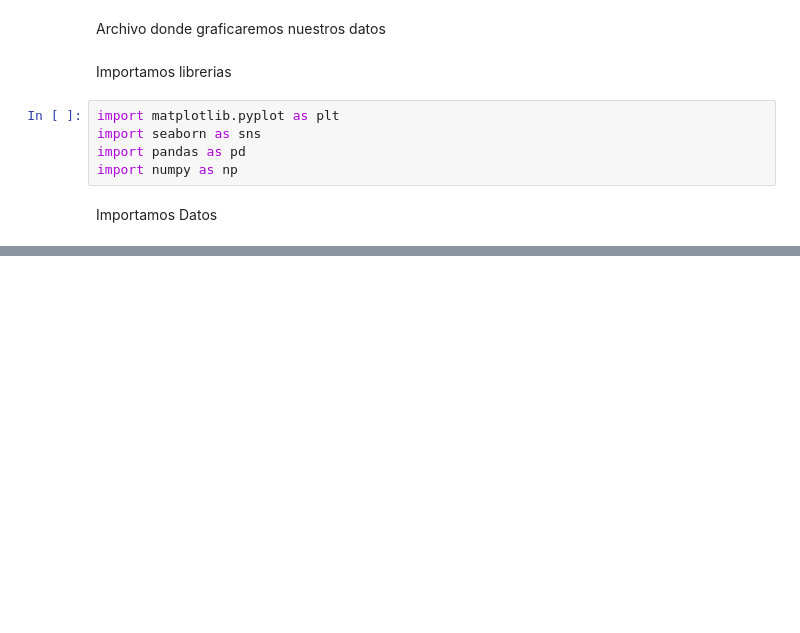
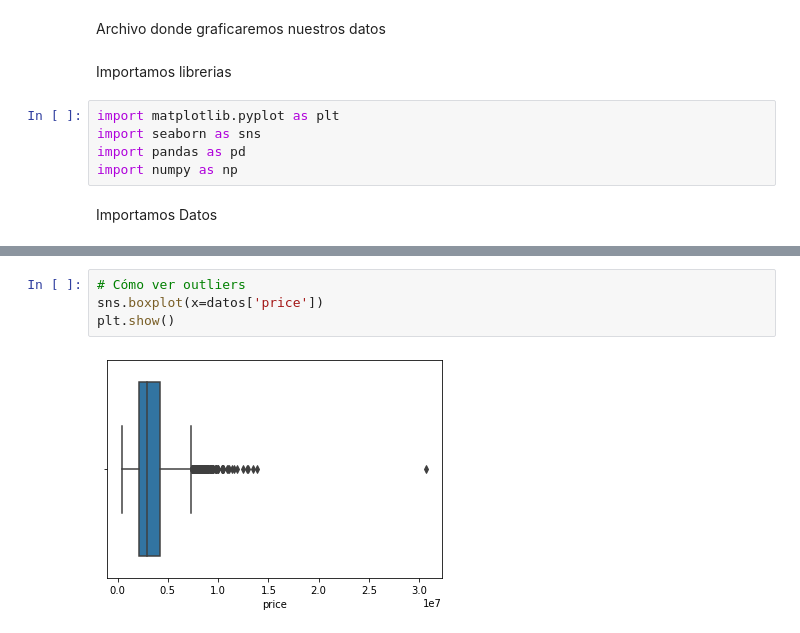
Before and after one commit to lucialopezwallace/tesis-mim, a Jupyter notebook: data_description_analisis (api).ipynb, the cells around one changed output, grey strips where cells are left out. Cells and saved outputs as stored; diff of their text form; blank space fills up the shorter version.

```diff
--- a/data_description_analisis (api).ipynb
+++ b/data_description_analisis (api).ipynb
@@ -234,0 +33,6 @@ plt.show()
+# %%
+# Cómo ver outliers
+sns.boxplot(x=datos['price'])
+plt.show()
+# %% [output]
+[figure, added]
```
Also changed, not shown: parts of 25 cells of this notebook, 8 other files.
